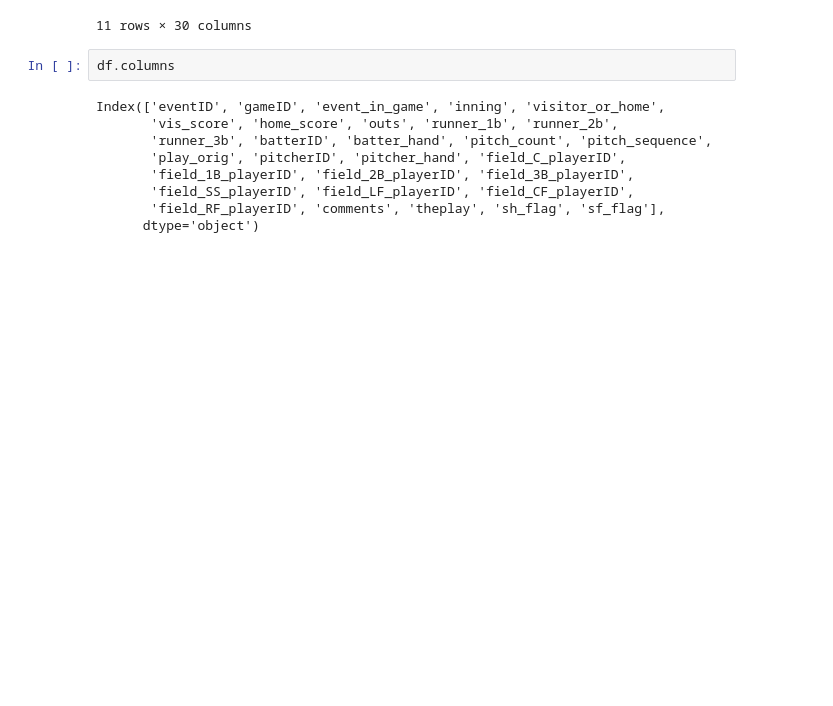
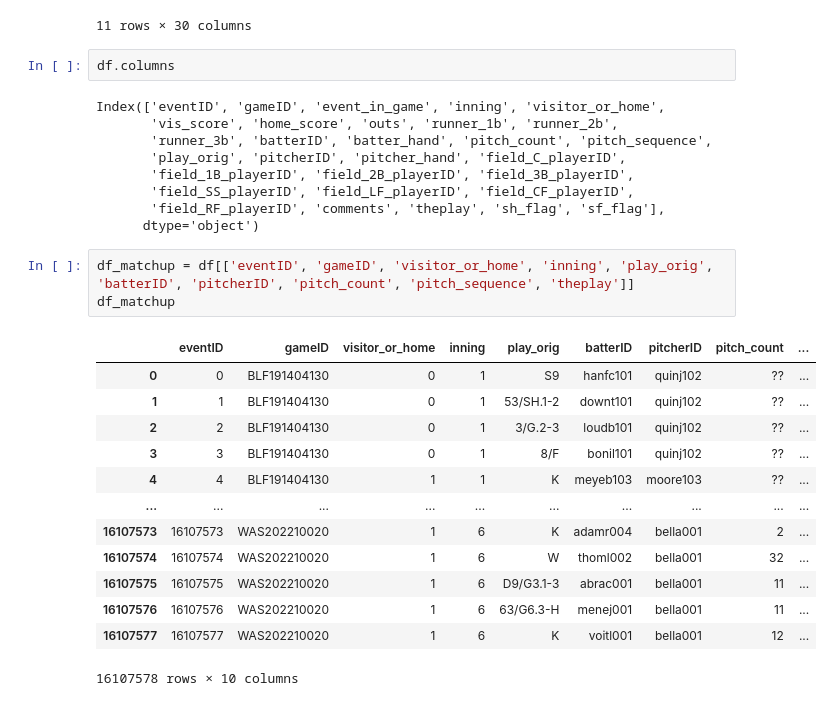
Before and after one commit to Choonghyun-Roy/mlb_match_prediction, a Jupyter notebook: data_preprocessing/eda.ipynb, the cells around one changed output. Saved outputs shown, nothing was run; the diff lists cells and outputs as text; blank space fills up the shorter version.

```diff
--- a/data_preprocessing/eda.ipynb
+++ b/data_preprocessing/eda.ipynb
@@ -39,3 +39,20 @@ Index(['eventID', 'gameID', 'event_in_game', 'inning', 'visitor_or_home',
        'field_SS_playerID', 'field_LF_playerID', 'field_CF_playerID',
        'field_RF_playerID', 'comments', 'theplay', 'sh_flag', 'sf_flag'],
       dtype='object')
+# %%
+df_matchup = df[['eventID', 'gameID', 'visitor_or_home', 'inning', 'play_orig', 'batterID', 'pitcherID', 'pitch_count', 'pitch_sequence', 'theplay']]
+df_matchup
+# %% [output]
+|  | eventID | gameID | visitor_or_home | inning | play_orig | batterID | pitcherID | pitch_count | ... |
+| 0 | 0 | BLF191404130 | 0 | 1 | S9 | hanfc101 | quinj102 | ?? | ... |
+| 1 | 1 | BLF191404130 | 0 | 1 | 53/SH.1-2 | downt101 | quinj102 | ?? | ... |
+| 2 | 2 | BLF191404130 | 0 | 1 | 3/G.2-3 | loudb101 | quinj102 | ?? | ... |
+| 3 | 3 | BLF191404130 | 0 | 1 | 8/F | bonil101 | quinj102 | ?? | ... |
+| 4 | 4 | BLF191404130 | 1 | 1 | K | meyeb103 | moore103 | ?? | ... |
+| ... | ... | ... | ... | ... | ... | ... | ... | ... | ... |
+| 16107573 | 16107573 | WAS202210020 | 1 | 6 | K | adamr004 | bella001 | 2 | ... |
+| 16107574 | 16107574 | WAS202210020 | 1 | 6 | W | thoml002 | bella001 | 32 | ... |
+| 16107575 | 16107575 | WAS202210020 | 1 | 6 | D9/G3.1-3 | abrac001 | bella001 | 11 | ... |
+| 16107576 | 16107576 | WAS202210020 | 1 | 6 | 63/G6.3-H | menej001 | bella001 | 11 | ... |
+| 16107577 | 16107577 | WAS202210020 | 1 | 6 | K | voitl001 | bella001 | 12 | ... |
+16107578 rows × 10 columns
```
Also changed, not shown: parts of 11 cells of this notebook.
